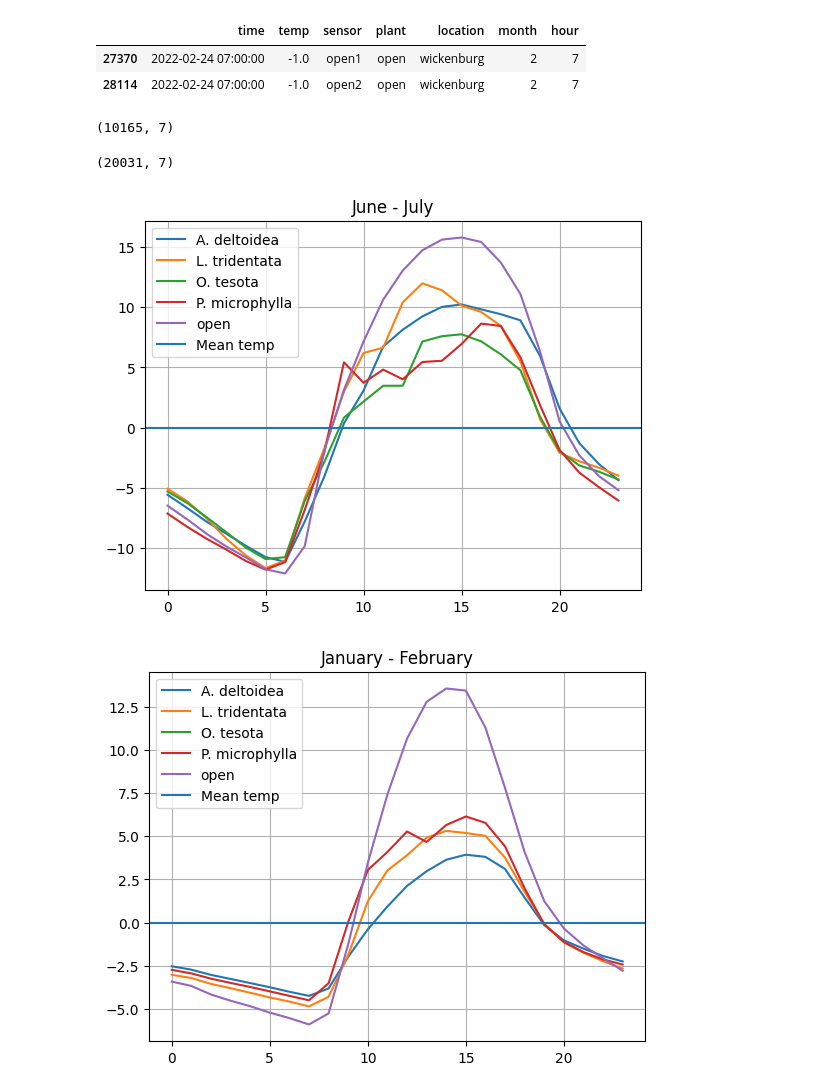
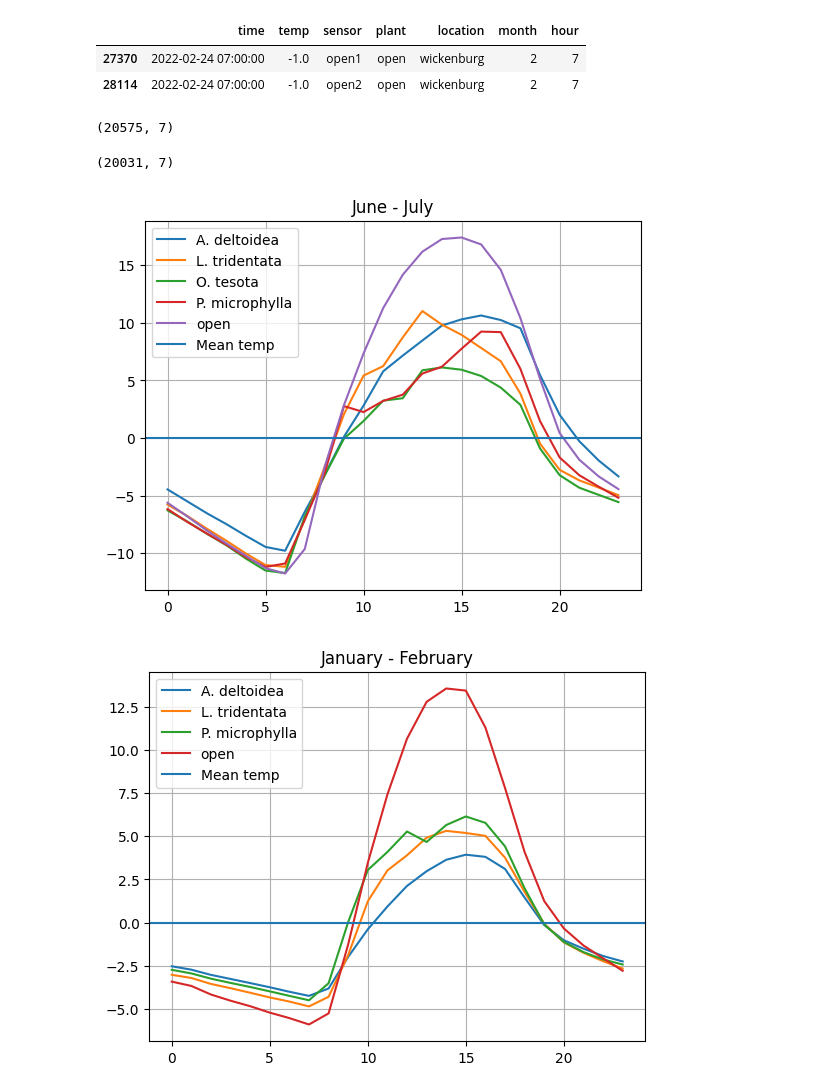
Before and after one commit to haberkornm/Nurse-plant-temperature-microclimates-, a Jupyter notebook: Nurse_plant_analysis.ipynb, the cells around one changed output. Cells and saved outputs as stored; diff of their text form; code cells hidden in the pictures.

Commit message:
Adding visualizations

```diff
--- a/Nurse_plant_analysis.ipynb
+++ b/Nurse_plant_analysis.ipynb
@@ -240,11 +240,13 @@ df.time.dt.dayofyear.nunique()
 | 28114 | 2022-02-24 07:00:00 | -1.0 | open2 | open | wickenburg | 2 | 7 |
 # %%
 winter = pd.DataFrame(df[df.month.isin([1, 2])])
-summer = pd.DataFrame(df[df.month.isin([6, 7])])
+summer = pd.DataFrame(df[df.month.isin([5, 6, 7])])
+#summer = pd.DataFrame(df[(df.month.isin([5, 6, 7])) & (df.location == 'White Tank Mountains')])
+#summer = pd.DataFrame(df[(df.month.isin([5, 6, 7])) & (df.location == 'Cottonwood Creek')])
 # %%
 summer.shape
 # %% [output]
-(10165, 7)
+(20575, 7)
 # %%
 winter.shape
 # %% [output]
@@ -264,14 +266,14 @@ plt.title('June - July')
 plt.legend()
 plt.show()
 # %% [output]
-[figure, old version]
+[figure, new version]
 # %%
-for i in summer_means.plant.unique():
+for i in winter_means.plant.unique():
     plt.plot(winter_means[winter_means.plant == i].hour, winter_means[winter_means.plant == i].temp - w_mean, label = i)
 plt.grid()
 plt.axhline(0, label = 'Mean temp')
 plt.title('January - February')
 plt.legend()
 plt.show()
 # %% [output]
-[figure, old version]
+[figure, new version]
```
Also changed, not shown: parts of 7 cells of this notebook.
